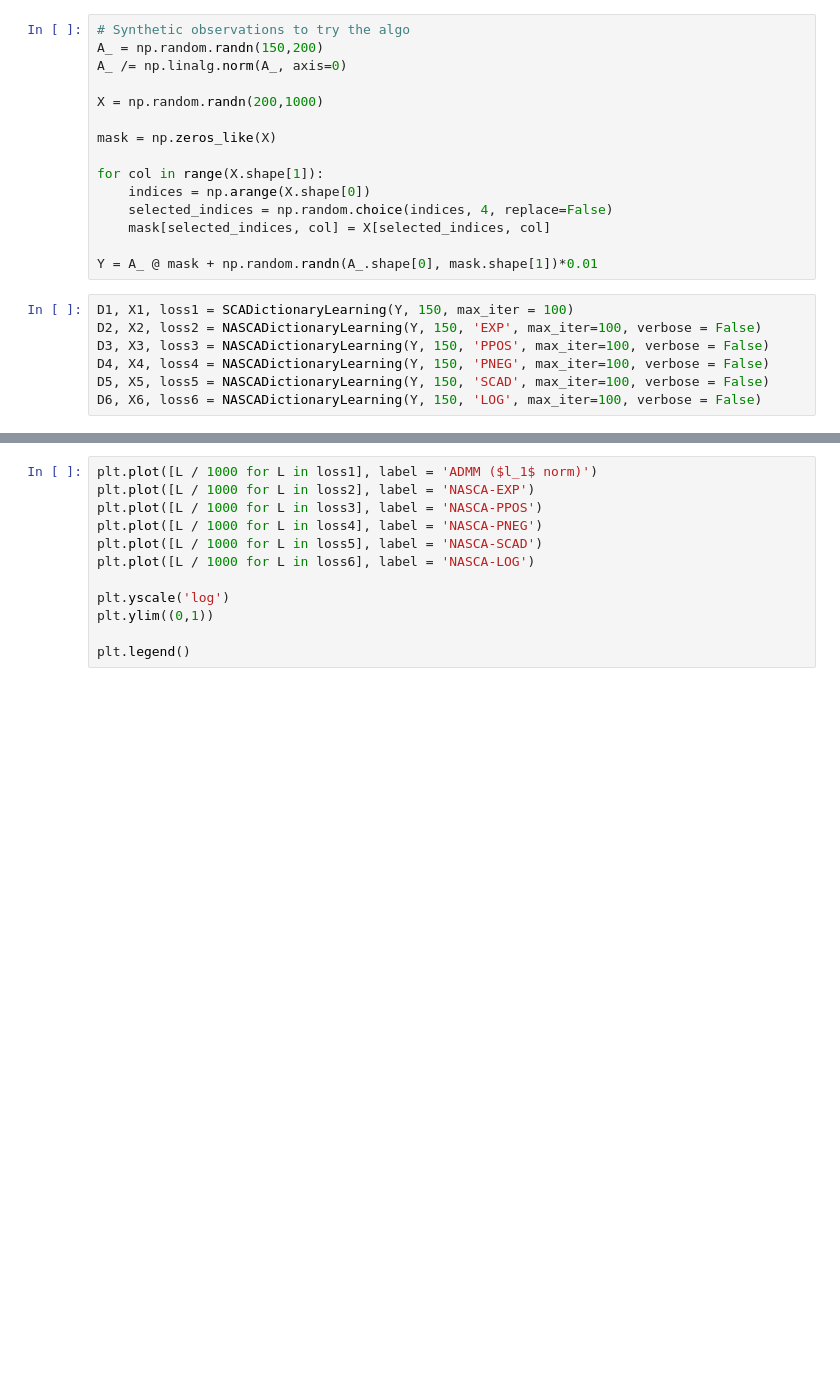
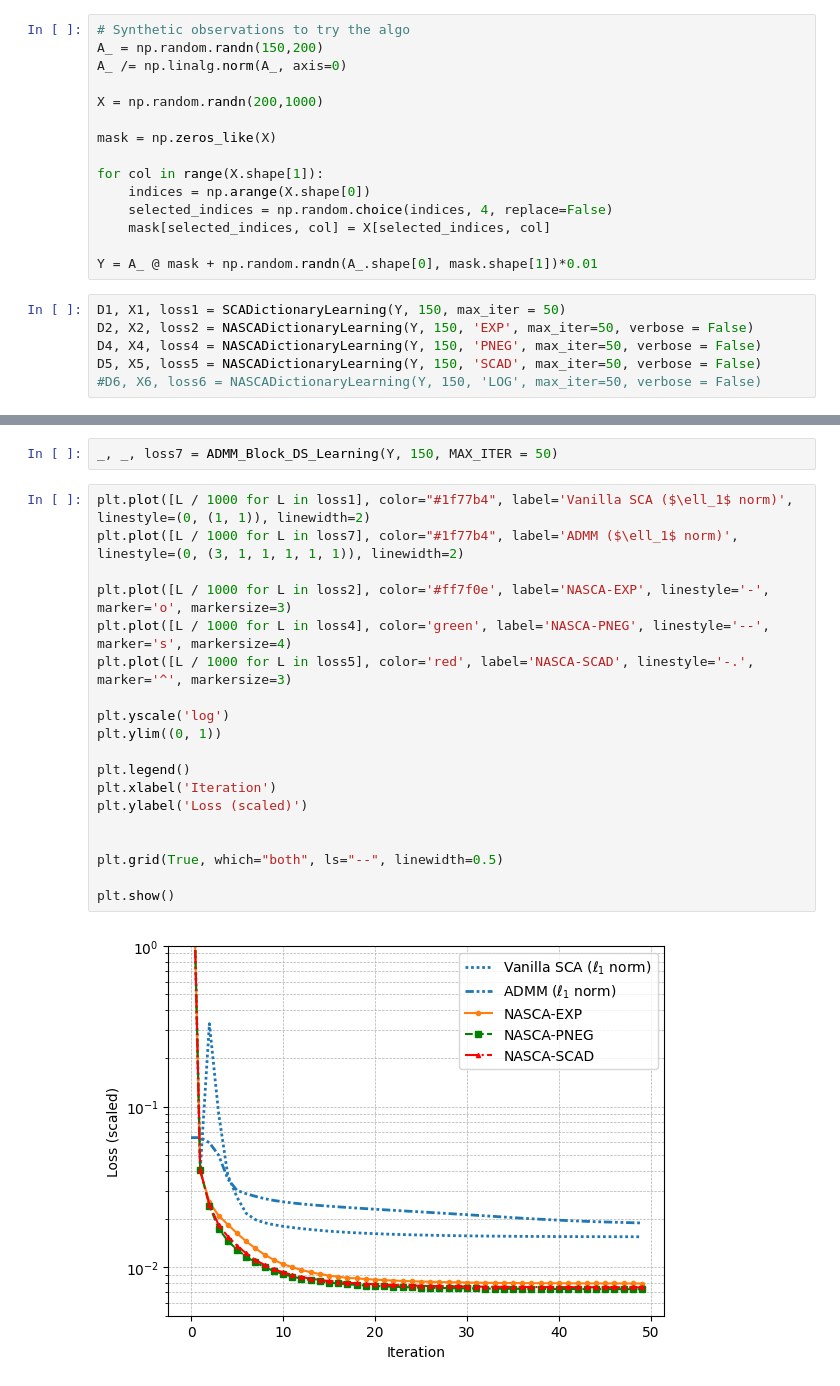
Before and after one commit to LeoDiNino97/NonconvexSparseLearningUnrolledSCA, a Jupyter notebook: Dictionary Learning/DL_primer.ipynb, the cells around one changed output, grey strips where cells are left out. Drawn from its saved outputs; the diff is of its cells as text; blank space fills up the shorter version.

```diff
--- a/Dictionary Learning/DL_primer.ipynb
+++ b/Dictionary Learning/DL_primer.ipynb
@@ -921,9 +920,8 @@ for col in range(X.shape[1]):
 
 Y = A_ @ mask + np.random.randn(A_.shape[0], mask.shape[1])*0.01
 # %%
-D1, X1, loss1 = SCADictionaryLearning(Y, 150, max_iter = 100)
-D2, X2, loss2 = NASCADictionaryLearning(Y, 150, 'EXP', max_iter=100, verbose = False)
-D3, X3, loss3 = NASCADictionaryLearning(Y, 150, 'PPOS', max_iter=100, verbose = False)
-D4, X4, loss4 = NASCADictionaryLearning(Y, 150, 'PNEG', max_iter=100, verbose = False)
-D5, X5, loss5 = NASCADictionaryLearning(Y, 150, 'SCAD', max_iter=100, verbose = False)
-D6, X6, loss6 = NASCADictionaryLearning(Y, 150, 'LOG', max_iter=100, verbose = False)
+D1, X1, loss1 = SCADictionaryLearning(Y, 150, max_iter = 50)
+D2, X2, loss2 = NASCADictionaryLearning(Y, 150, 'EXP', max_iter=50, verbose = False)
+D4, X4, loss4 = NASCADictionaryLearning(Y, 150, 'PNEG', max_iter=50, verbose = False)
+D5, X5, loss5 = NASCADictionaryLearning(Y, 150, 'SCAD', max_iter=50, verbose = False)
+#D6, X6, loss6 = NASCADictionaryLearning(Y, 150, 'LOG', max_iter=50, verbose = False)
@@ -930,12 +990,23 @@ D6, X6, loss6 = NASCADictionaryLearning(Y, 150, 'LOG', max_iter=100, verbose = F
+# %%
+_, _, loss7 = ADMM_Block_DS_Learning(Y, 150, MAX_ITER = 50)
 # %%
-plt.plot([L / 1000 for L in loss1], label = 'ADMM ($l_1$ norm)')
-plt.plot([L / 1000 for L in loss2], label = 'NASCA-EXP')
-plt.plot([L / 1000 for L in loss3], label = 'NASCA-PPOS')
-plt.plot([L / 1000 for L in loss4], label = 'NASCA-PNEG')
-plt.plot([L / 1000 for L in loss5], label = 'NASCA-SCAD')
-plt.plot([L / 1000 for L in loss6], label = 'NASCA-LOG')
+plt.plot([L / 1000 for L in loss1], color="#1f77b4", label='Vanilla SCA ($\ell_1$ norm)', linestyle=(0, (1, 1)), linewidth=2)
+plt.plot([L / 1000 for L in loss7], color="#1f77b4", label='ADMM ($\ell_1$ norm)', linestyle=(0, (3, 1, 1, 1, 1, 1)), linewidth=2)
+
+plt.plot([L / 1000 for L in loss2], color='#ff7f0e', label='NASCA-EXP', linestyle='-', marker='o', markersize=3)
+plt.plot([L / 1000 for L in loss4], color='green', label='NASCA-PNEG', linestyle='--', marker='s', markersize=4)
+plt.plot([L / 1000 for L in loss5], color='red', label='NASCA-SCAD', linestyle='-.', marker='^', markersize=3)
 
 plt.yscale('log')
-plt.ylim((0,1))
+plt.ylim((0, 1))
 
 plt.legend()
+plt.xlabel('Iteration')
+plt.ylabel('Loss (scaled)')
+
+
+plt.grid(True, which="both", ls="--", linewidth=0.5)
+
+plt.show()
+# %% [output]
+[figure, added]
```
Also changed, not shown: parts of 12 cells of this notebook.
